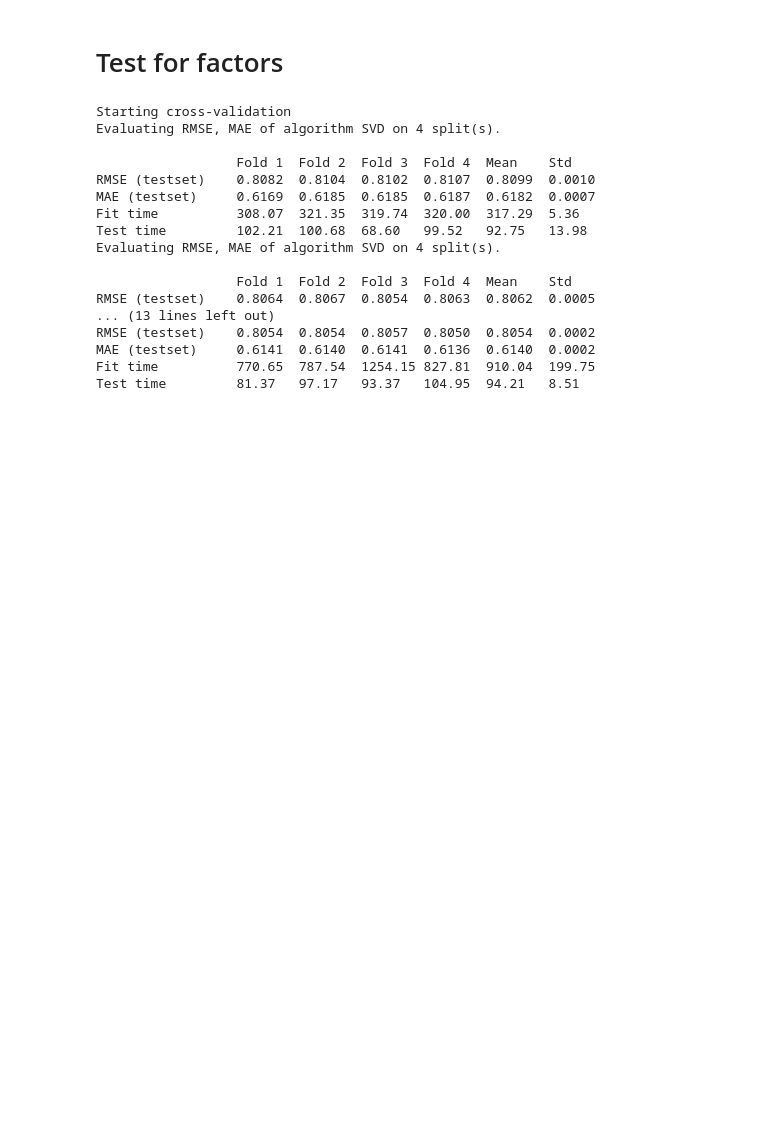
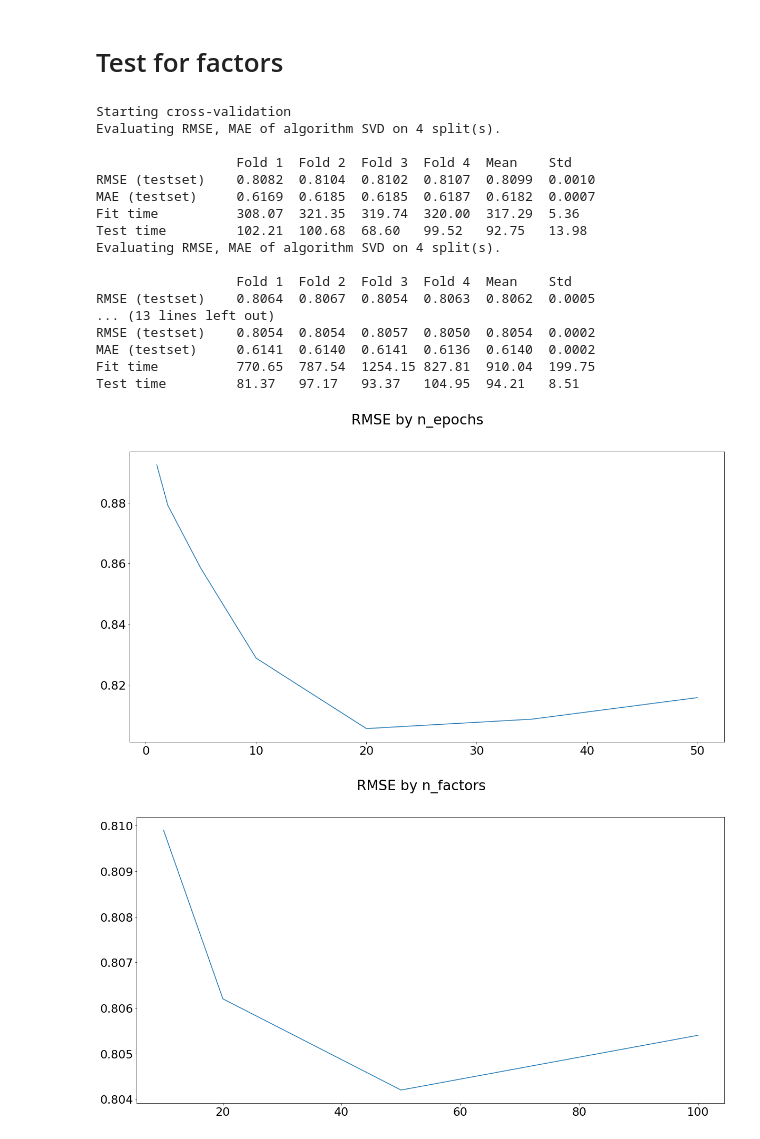
Before and after one commit to villekuosmanen/SHProject, a Jupyter notebook: src/Hyperparams.ipynb, the cells around one changed output. Drawn from its saved outputs; the diff is of its cells as text; code cells hidden in the pictures; blank space fills up the shorter version.

```diff
--- a/src/Hyperparams.ipynb
+++ b/src/Hyperparams.ipynb
@@ -22,7 +22,7 @@ ratings_df = pd.read_csv(filename, dtype={
     'timestamp': np.int32,
 })
 
-trainset, testset = train_test_split(ratings_df, test_size=.25, random_state=42)
+trainset, testset = train_test_split(ratinmatplotlib.rcParams.update({'font.size': 22})matplotlib.rcParams.update({'font.size': 22})matplotlib.rcParams.update({'font.size': 22})gs_df, test_size=.25, random_state=42)
 # %%
 reader = Reader(rating_scale=(1, 5))
 data = Dataset.load_from_df(trainset[['userId', 'movieId', 'rating']], reader)
@@ -94,3 +94,26 @@ RMSE (testset)    0.8054  0.8054  0.8057  0.8050  0.8054  0.0002
 MAE (testset)     0.6141  0.6140  0.6141  0.6136  0.6140  0.0002
 Fit time          770.65  787.54  1254.15 827.81  910.04  199.75
 Test time         81.37   97.17   93.37   104.95  94.21   8.51
+# %%
+# Analyse results
+import matplotlib.pyplot as plt
+plt.rcParams.update({'font.size': 22})
+
+fig = plt.figure(figsize=(20,10))
+
+epochs = [1, 2, 5, 10, 20, 35, 50]
+epochs_res = [0.8924, 0.8791, 0.8583, 0.8288, 0.8056, 0.8087, 0.8158]
+fig.suptitle('RMSE by n_epochs')
+plt.plot(epochs, epochs_res)
+fig.savefig('hyperparams_epochs.png')
+
+fig = plt.figure(figsize=(20,10))
+
+factors = [10, 20, 50, 100]
+factors_res = [0.8099, 0.8062, 0.8042, 0.8054]
+fig.suptitle('RMSE by n_factors')
+plt.plot(factors, factors_res)
+fig.savefig('hyperparams_factors.png')
+# %% [output]
+[figure, added]
+[figure, added]
```
Also changed, not shown: 4 other files.
